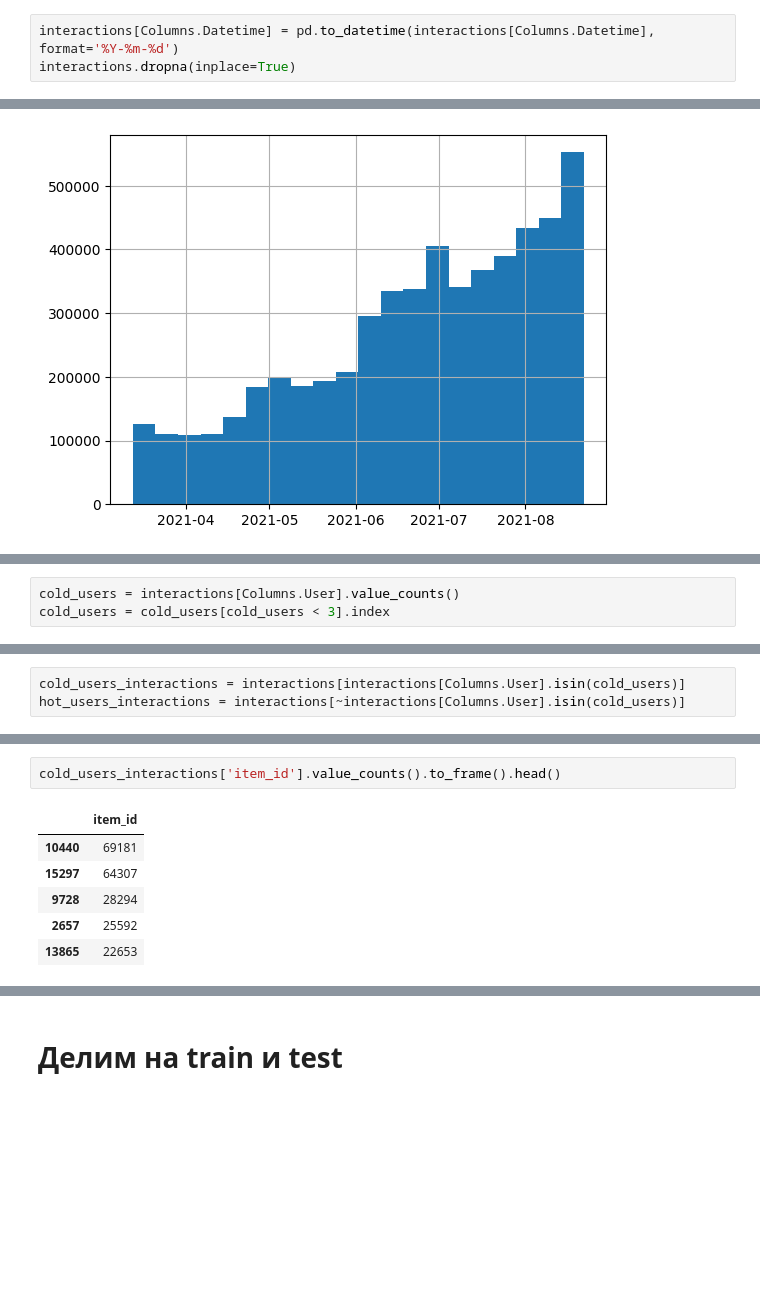
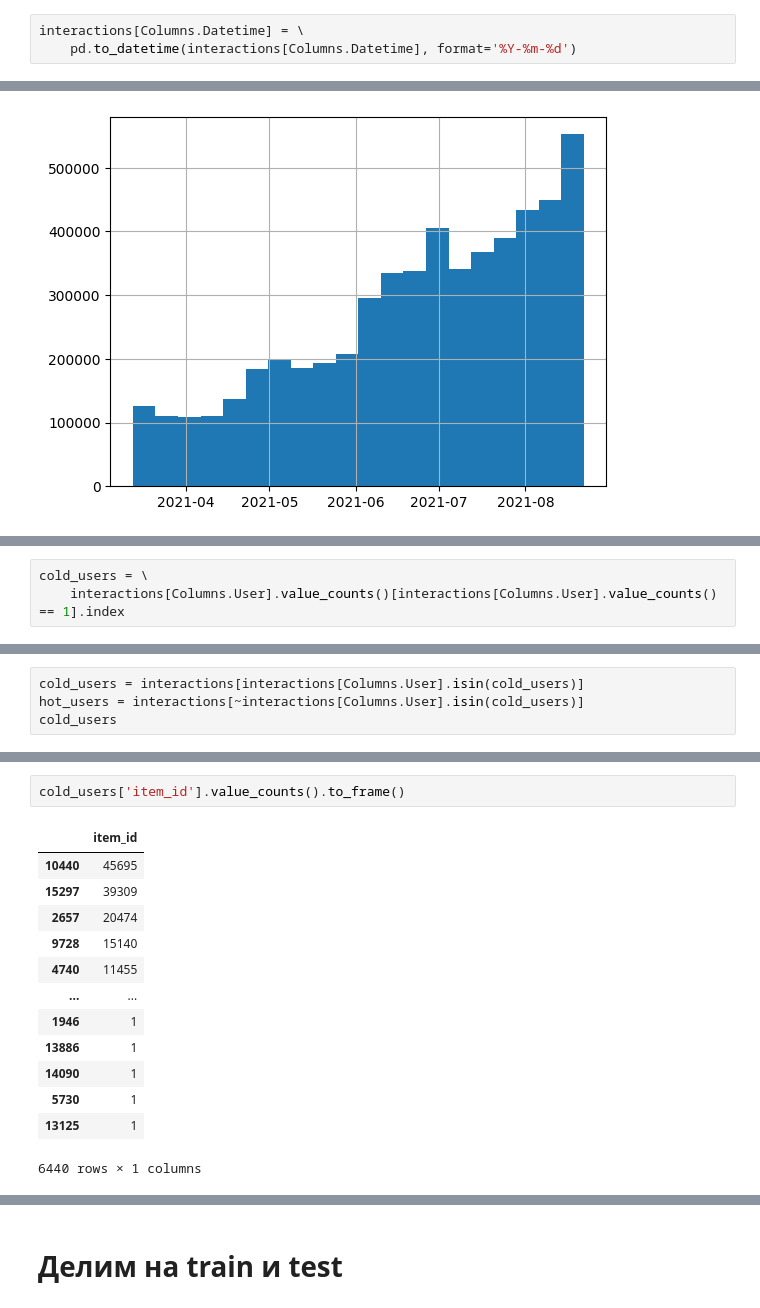
Before and after one commit to Varfalamei/RecoServiceMTS, a Jupyter notebook: notebooks/ALS_LightFM_MF.ipynb, the cells around one changed output, grey strips where cells are left out. Saved outputs shown, nothing was run; the diff lists cells and outputs as text; blank space fills up the shorter version.

```diff
--- a/notebooks/ALS_LightFM_MF.ipynb
+++ b/notebooks/ALS_LightFM_MF.ipynb
@@ -89,3 +84,3 @@ dtype: int64
 # %%
-interactions[Columns.Datetime] = pd.to_datetime(interactions[Columns.Datetime], format='%Y-%m-%d')
-interactions.dropna(inplace=True)
+interactions[Columns.Datetime] = \
+    pd.to_datetime(interactions[Columns.Datetime], format='%Y-%m-%d')
@@ -130,4 +111,4 @@ interactions[Columns.Datetime].hist(bins=20);
 # %%
-cold_users = interactions[Columns.User].value_counts()
-cold_users = cold_users[cold_users < 3].index
+cold_users = \
+    interactions[Columns.User].value_counts()[interactions[Columns.User].value_counts() == 1].index
 # %%
@@ -139,3 +121,4 @@ interactions[interactions[Columns.User].isin(cold_users)]['watched_pct'].hist(bi
 # %%
-cold_users_interactions = interactions[interactions[Columns.User].isin(cold_users)]
-hot_users_interactions = interactions[~interactions[Columns.User].isin(cold_users)]
+cold_users = interactions[interactions[Columns.User].isin(cold_users)]
+hot_users = interactions[~interactions[Columns.User].isin(cold_users)]
+cold_users
@@ -164,10 +155,17 @@ shape hot_users_interactions - 4824727
 # %%
-cold_users_interactions['item_id'].value_counts().to_frame().head()
+cold_users['item_id'].value_counts().to_frame()
 # %% [output]
 |  | item_id |
-| 10440 | 69181 |
-| 15297 | 64307 |
-| 9728 | 28294 |
-| 2657 | 25592 |
-| 13865 | 22653 |
+| 10440 | 45695 |
+| 15297 | 39309 |
+| 2657 | 20474 |
+| 9728 | 15140 |
+| 4740 | 11455 |
+| ... | ... |
+| 1946 | 1 |
+| 13886 | 1 |
+| 14090 | 1 |
+| 5730 | 1 |
+| 13125 | 1 |
+6440 rows × 1 columns
 # %%
```
Also changed, not shown: parts of 127 cells of this notebook, 1 other file.
